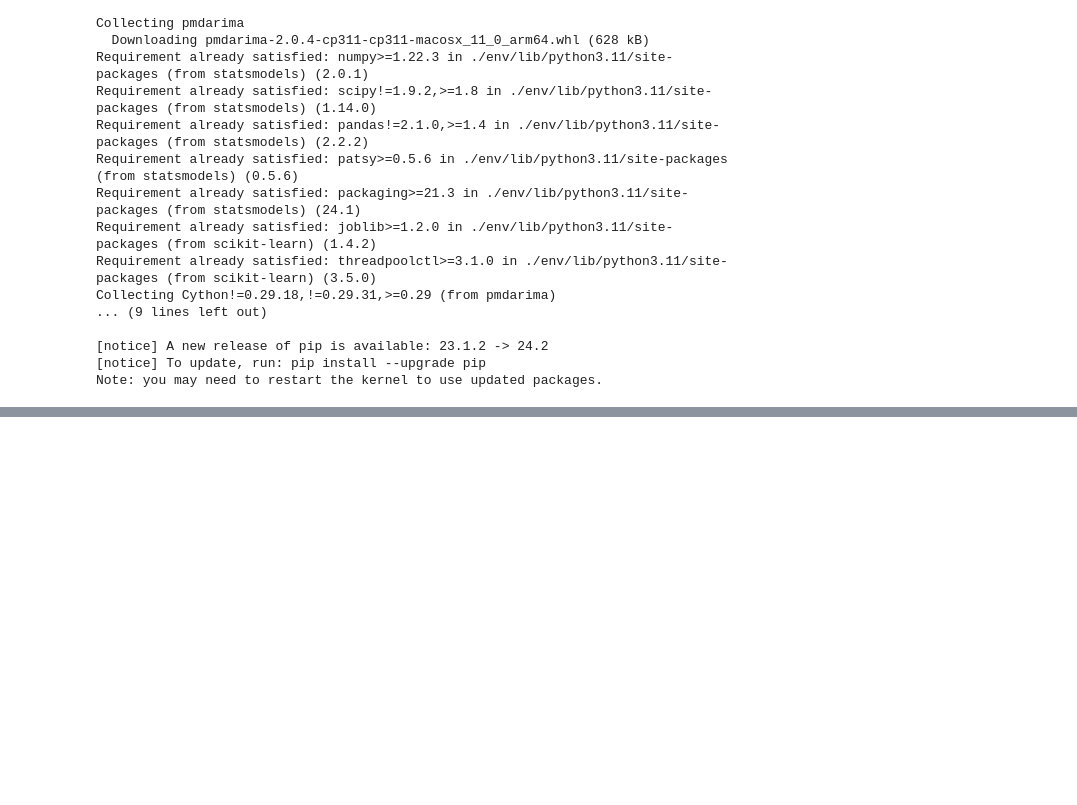
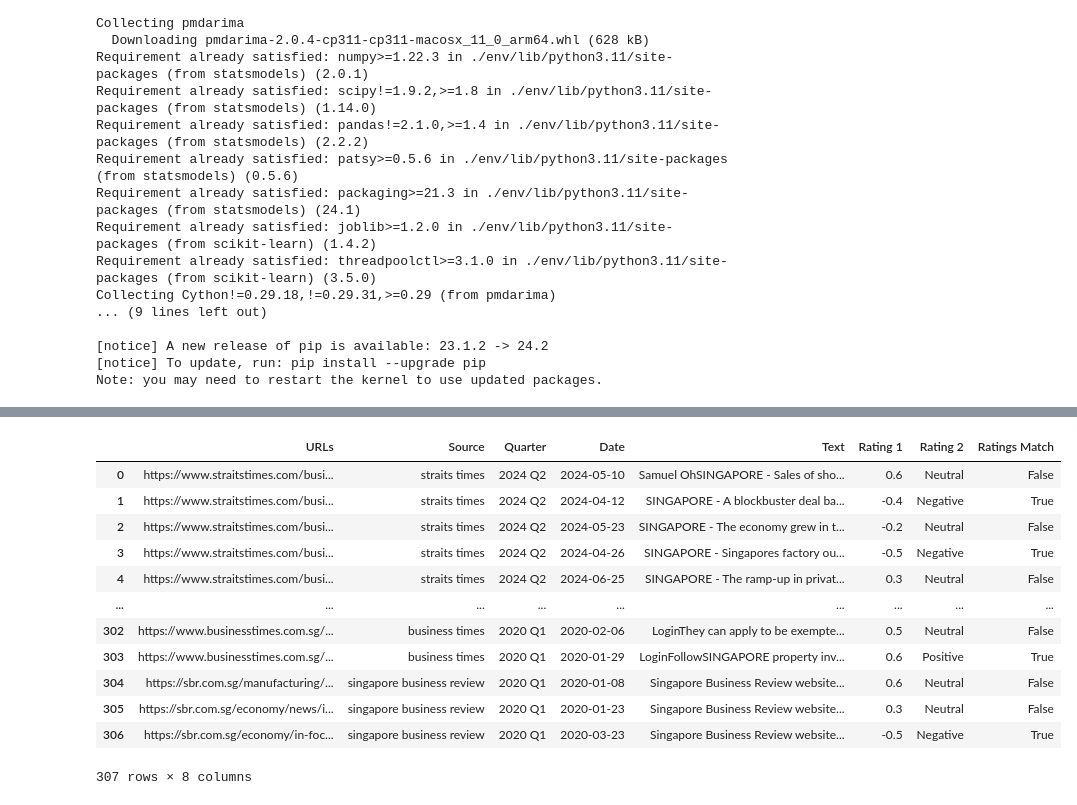
Before and after one commit to loowenwen/jtc-market-sentiments, a Jupyter notebook: market_sentiments.ipynb, the cells around one changed output, grey strips where cells are left out. Drawn from its saved outputs; the diff is of its cells as text; code cells hidden in the pictures; blank space fills up the shorter version.

```diff
--- a/market_sentiments.ipynb
+++ b/market_sentiments.ipynb
@@ -279,0 +174,11 @@ ValueError: numpy.dtype size changed, may indicate binary incompatibility. Expec
+# %%
+import pandas as pd
+
+new_file = '/Users/loowenwen/Downloads/Market Sentiments (2020-2024).xlsx'
+new_data = pd.read_excel(new_file)
+
+file = 'sentiments.xlsx'
+data = pd.read_excel(file)
+
+new_data = new_data[['URLs', 'Rating 2']]
+joined_data = pd.merge(data, new_data, on='URLs', how='left')
@@ -279,0 +201,31 @@ ValueError: numpy.dtype size changed, may indicate binary incompatibility. Expec
+# %%
+def check_ratings(rating1, rating2):
+    if rating2 == 'Negative' and -1 <= rating1 < 0:
+        return True
+    elif rating2 == 'Neutral' and 0 <= rating1 <= 0:
+        return True
+    elif rating2 == 'Positive' and 0 < rating1 <= 1:
+        return True
+    else:
+        return False
+
+joined_data['Ratings Match'] = joined_data.apply(
+    lambda row: check_ratings(row['Rating 1'], row['Rating 2']),
+    axis=1
+)
+# %%
+joined_data
+# %% [output]
+|  | URLs | Source | Quarter | Date | Text | Rating 1 | Rating 2 | Ratings Match |
+| 0 | https://www.straitstimes.com/busi... | straits times | 2024 Q2 | 2024-05-10 | Samuel OhSINGAPORE - Sales of sho... | 0.6 | Neutral | False |
+| 1 | https://www.straitstimes.com/busi... | straits times | 2024 Q2 | 2024-04-12 | SINGAPORE - A blockbuster deal ba... | -0.4 | Negative | True |
+| 2 | https://www.straitstimes.com/busi... | straits times | 2024 Q2 | 2024-05-23 | SINGAPORE - The economy grew in t... | -0.2 | Neutral | False |
+| 3 | https://www.straitstimes.com/busi... | straits times | 2024 Q2 | 2024-04-26 | SINGAPORE - Singapores factory ou... | -0.5 | Negative | True |
+| 4 | https://www.straitstimes.com/busi... | straits times | 2024 Q2 | 2024-06-25 | SINGAPORE - The ramp-up in privat... | 0.3 | Neutral | False |
+| ... | ... | ... | ... | ... | ... | ... | ... | ... |
+| 302 | https://www.businesstimes.com.sg/... | business times | 2020 Q1 | 2020-02-06 | LoginThey can apply to be exempte... | 0.5 | Neutral | False |
+| 303 | https://www.businesstimes.com.sg/... | business times | 2020 Q1 | 2020-01-29 | LoginFollowSINGAPORE property inv... | 0.6 | Positive | True |
+| 304 | https://sbr.com.sg/manufacturing/... | singapore business review | 2020 Q1 | 2020-01-08 | Singapore Business Review website... | 0.6 | Neutral | False |
+| 305 | https://sbr.com.sg/economy/news/i... | singapore business review | 2020 Q1 | 2020-01-23 | Singapore Business Review website... | 0.3 | Neutral | False |
+| 306 | https://sbr.com.sg/economy/in-foc... | singapore business review | 2020 Q1 | 2020-03-23 | Singapore Business Review website... | -0.5 | Negative | True |
+307 rows × 8 columns
```
Also changed, not shown: parts of 6 cells of this notebook, 2 other files.
